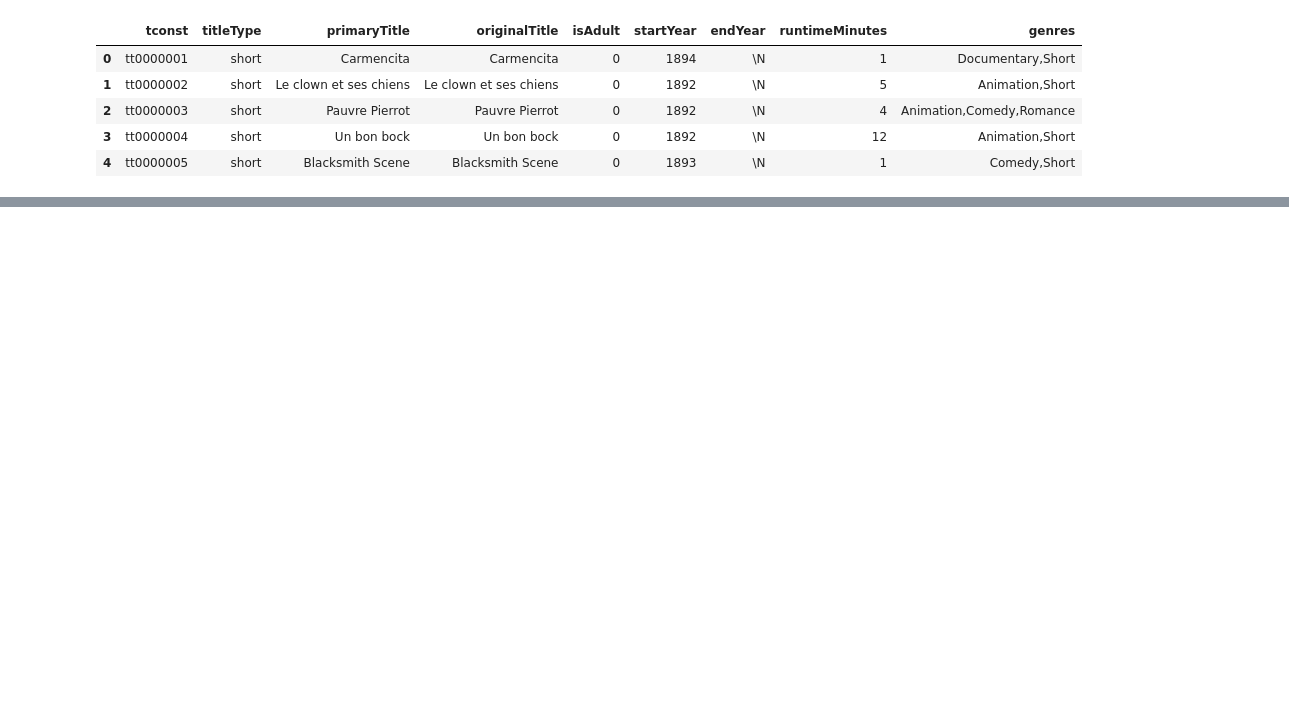
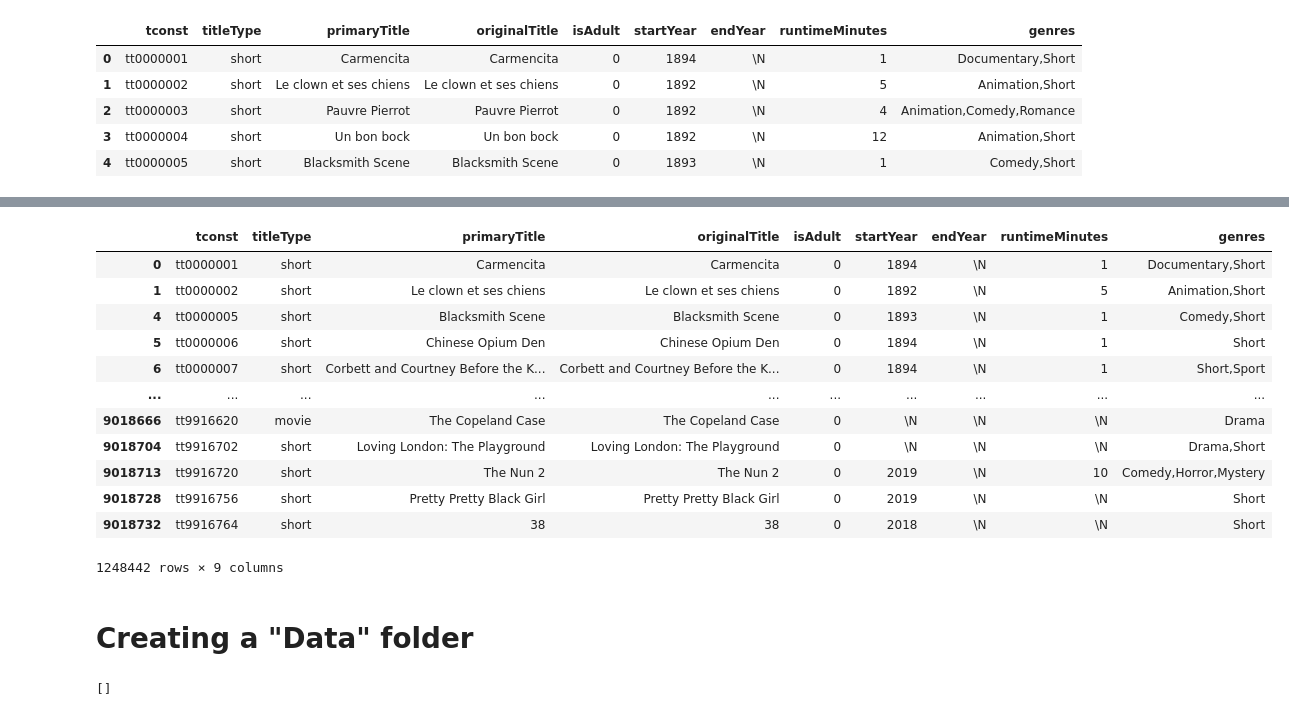
Before and after one commit to starkjones/IMDB-Queries, a Jupyter notebook: Project_3.ipynb, the cells around one changed output, grey strips where cells are left out. Saved outputs shown, nothing was run; the diff lists cells and outputs as text; code cells hidden in the pictures; blank space fills up the shorter version.

```diff
--- a/Project_3.ipynb
+++ b/Project_3.ipynb
@@ -27,0 +92,6 @@ basics.head(5)
+# %%
+# Eliminate movies that are null for genre:
+
+basics.dropna(subset=['genres'], inplace=True)
+
+basics['genres'].value_counts()
@@ -27,0 +141,16 @@ basics.head(5)
+# %%
+# keep startYear 2000-2022:
+
+# Conversion to date time
+
+basics['startYear'] =pd.to_datetime(basics['startYear'])
+
+
+start_date = '2000'
+end_date = '2023'
+
+daterange = (basics['startYear'] >= start_date) & (basics['startYear'] <= end_date)
+
+basics = basics.loc[daterange]
+
+basics.head()
@@ -27,0 +164,9 @@ basics.head(5)
+# %%
+# Eliminate movies that include "Documentary" in genre (see tip below):
+
+documentary = basics['genres'].str.contains('documentary',case=False)
+basics = basics[~documentary]
+
+basics.head()
+
+basics['genres'].value_counts()
@@ -27,0 +211,8 @@ basics.head(5)
+# %%
+# Keep only US entires:
+
+us = akas['region'] == 'US'
+
+akas = akas[us]
+
+akas.head()
@@ -82,0 +278,29 @@ Name: runtimeMinutes, Length: 9018777, dtype: bool
+# %%
+# Filter the basics table down to only include the US by using the filter akas dataframe:
+
+ustitles = basics['tconst'].isin(akas['titleId'])
+basics[ustitles]
+# %% [output]
+|  | tconst | titleType | primaryTitle | originalTitle | isAdult | startYear | endYear | runtimeMinutes | genres |
+| 0 | tt0000001 | short | Carmencita | Carmencita | 0 | 1894 | \N | 1 | Documentary,Short |
+| 1 | tt0000002 | short | Le clown et ses chiens | Le clown et ses chiens | 0 | 1892 | \N | 5 | Animation,Short |
+| 4 | tt0000005 | short | Blacksmith Scene | Blacksmith Scene | 0 | 1893 | \N | 1 | Comedy,Short |
+| 5 | tt0000006 | short | Chinese Opium Den | Chinese Opium Den | 0 | 1894 | \N | 1 | Short |
+| 6 | tt0000007 | short | Corbett and Courtney Before the K... | Corbett and Courtney Before the K... | 0 | 1894 | \N | 1 | Short,Sport |
+| ... | ... | ... | ... | ... | ... | ... | ... | ... | ... |
+| 9018666 | tt9916620 | movie | The Copeland Case | The Copeland Case | 0 | \N | \N | \N | Drama |
+| 9018704 | tt9916702 | short | Loving London: The Playground | Loving London: The Playground | 0 | \N | \N | \N | Drama,Short |
+| 9018713 | tt9916720 | short | The Nun 2 | The Nun 2 | 0 | 2019 | \N | 10 | Comedy,Horror,Mystery |
+| 9018728 | tt9916756 | short | Pretty Pretty Black Girl | Pretty Pretty Black Girl | 0 | 2019 | \N | \N | Short |
+| 9018732 | tt9916764 | short | 38 | 38 | 0 | 2018 | \N | \N | Short |
+1248442 rows × 9 columns
+# %% [markdown]
+# **Creating a "Data" folder**
+# %%
+# example making new folder with os
+import os
+os.makedirs('Data/',exist_ok=True)
+# Confirm folder created
+os.listdir("Data/")
+# %% [output]
+[]
```
Also changed, not shown: parts of 26 cells of this notebook.
